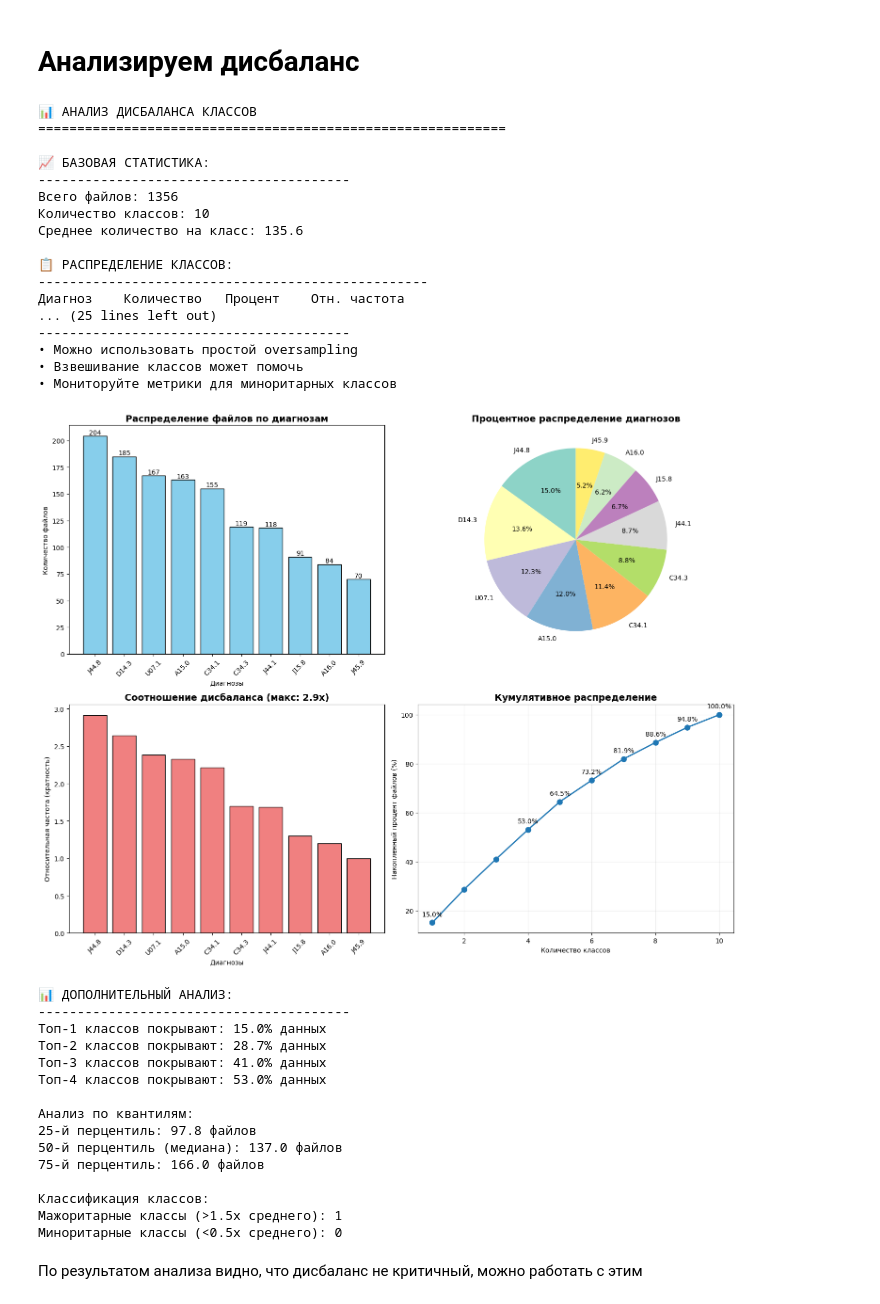
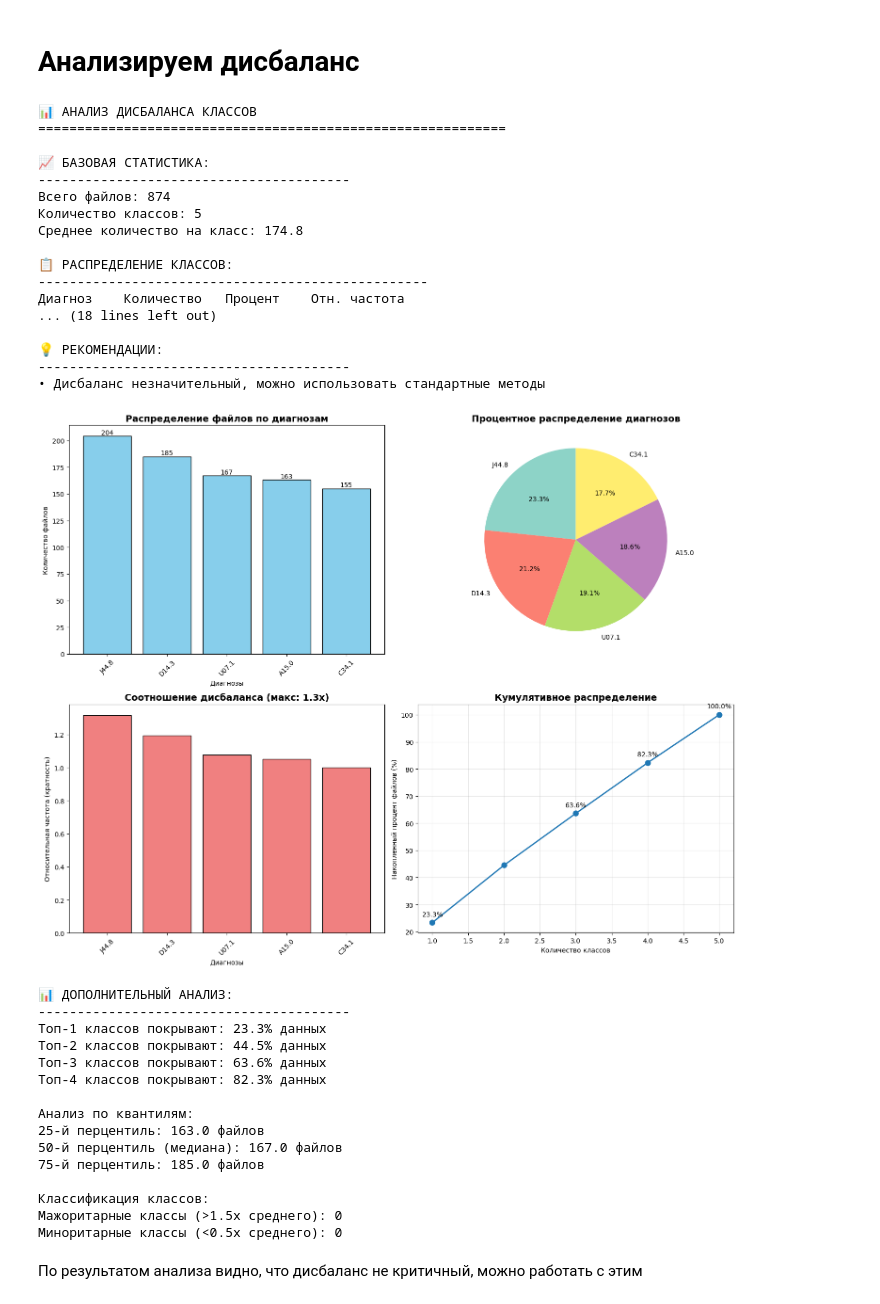
Before and after one commit to HentayLover/Epikriz_project, a Jupyter notebook: parsing/Analiz_dataset.ipynb, the cells around one changed output. Drawn from its saved outputs; the diff is of its cells as text; code cells hidden in the pictures.

```diff
--- a/parsing/Analiz_dataset.ipynb
+++ b/parsing/Analiz_dataset.ipynb
@@ -211,7 +211,7 @@ def analyze_diagnoses_compact(folder_path):
         print(f"{i:2d}. {diagnosis_text} - {display_name} - {count} ({percentage:.1f}%)")
 
 # Запуск анализа
-folder_path = "preprocessed_medical_results"
+folder_path = "../preprocessed_medical_results"
 
 print("Анализ медицинских диагнозов")
 print("Папка:", folder_path)
@@ -1050,56 +1050,56 @@ def compare_with_original(source_folder, top7_folder):
     print(f"Исходные данные:")
     print(f"  - Классов: {len(original_counts)}")
     print(f"  - Дисбаланс: {original_imbalance:.1f}:1")
 
     print(f"\nТоп-7 данные:")
     print(f"  - Классов: {len(top7_counts)}")
     print(f"  - Дисбаланс: {top7_imbalance:.1f}:1")
 
     improvement = (original_imbalance - top7_imbalance) / original_imbalance * 100
     print(f"\nУлучшение баланса: {improvement:.1f}%")
 
 # Запуск анализа
 if __name__ == "__main__":
-    folder_path = "top10_diagnoses_files"
+    folder_path = "top5_diagnoses_files"
 
     # Основной анализ дисбаланса
     analyze_class_imbalance(folder_path)
 
     # Сравнение с исходными данными (раскомментируйте если нужно)
     # compare_with_original("preprocessed_medical_results", folder_path)
 # %% [output]
 📊 АНАЛИЗ ДИСБАЛАНСА КЛАССОВ
 ============================================================
 
 📈 БАЗОВАЯ СТАТИСТИКА:
 ----------------------------------------
-Всего файлов: 1356
-Количество классов: 10
-Среднее количество на класс: 135.6
+Всего файлов: 874
+Количество классов: 5
+Среднее количество на класс: 174.8
 
 📋 РАСПРЕДЕЛЕНИЕ КЛАССОВ:
 --------------------------------------------------
 Диагноз    Количество   Процент    Отн. частота
-... (25 lines left out)
+... (18 lines left out)
+
+💡 РЕКОМЕНДАЦИИ:
 ----------------------------------------
-• Можно использовать простой oversampling
-• Взвешивание классов может помочь
-• Мониторуйте метрики для миноритарных классов
+• Дисбаланс незначительный, можно использовать стандартные методы
-[figure, old version]
+[figure, new version]
 📊 ДОПОЛНИТЕЛЬНЫЙ АНАЛИЗ:
 ----------------------------------------
-Топ-1 классов покрывают: 15.0% данных
-Топ-2 классов покрывают: 28.7% данных
-Топ-3 классов покрывают: 41.0% данных
-Топ-4 классов покрывают: 53.0% данных
+Топ-1 классов покрывают: 23.3% данных
+Топ-2 классов покрывают: 44.5% данных
+Топ-3 классов покрывают: 63.6% данных
+Топ-4 классов покрывают: 82.3% данных
 
 Анализ по квантилям:
-25-й перцентиль: 97.8 файлов
-50-й перцентиль (медиана): 137.0 файлов
-75-й перцентиль: 166.0 файлов
+25-й перцентиль: 163.0 файлов
+50-й перцентиль (медиана): 167.0 файлов
+75-й перцентиль: 185.0 файлов
 
 Классификация классов:
-Мажоритарные классы (>1.5x среднего): 1
+Мажоритарные классы (>1.5x среднего): 0
 Миноритарные классы (<0.5x среднего): 0
 # %% [markdown]
 По результатом анализа видно, что дисбаланс не критичный, можно работать с этим
```
Also changed, not shown: parts of 4 cells of this notebook.
